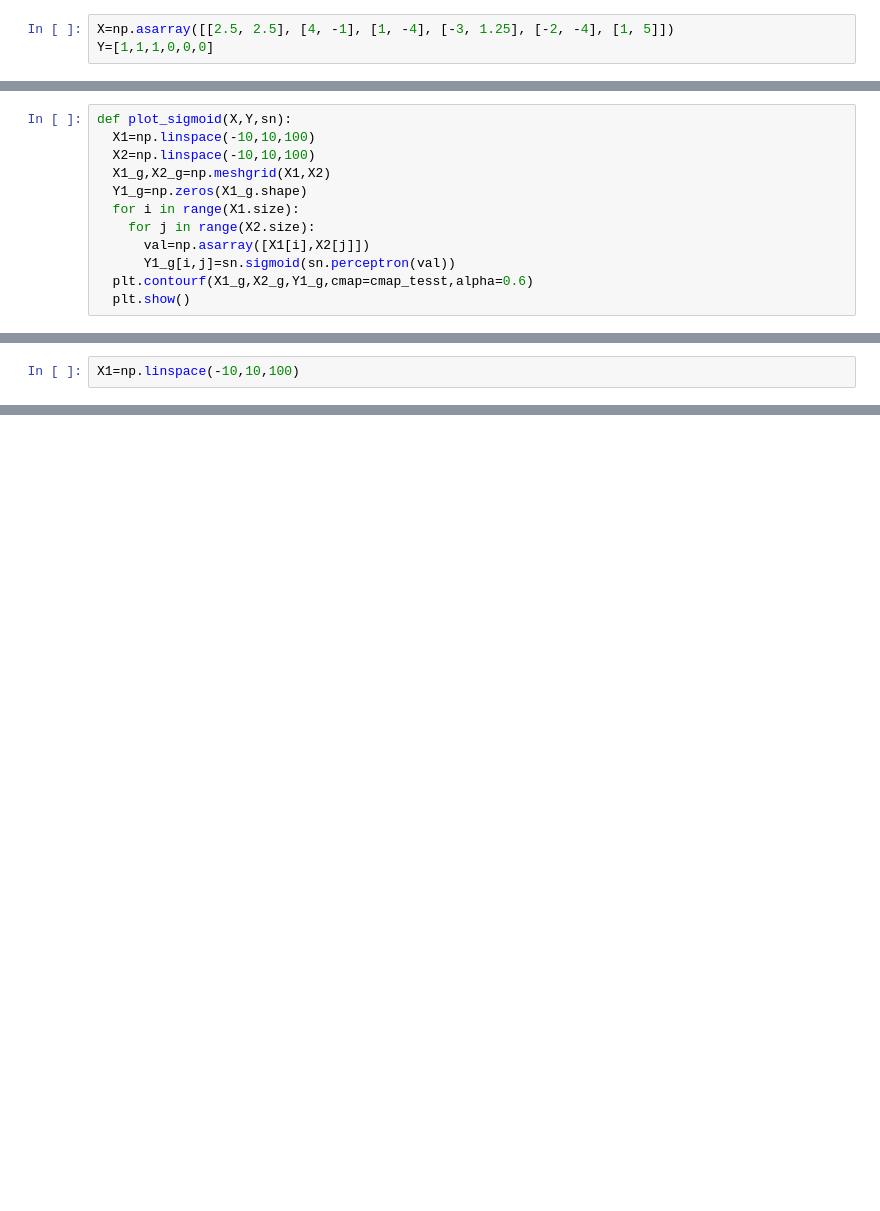
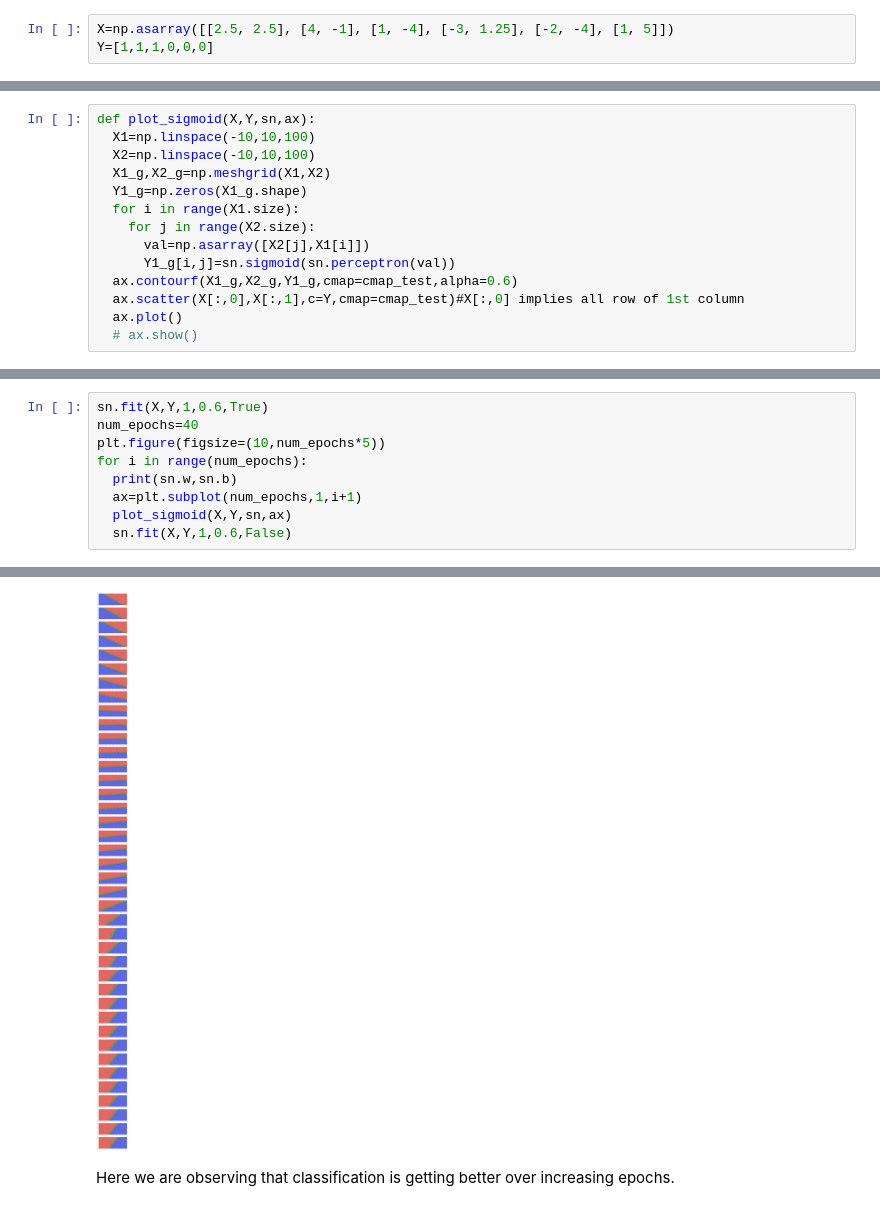
Before and after one commit to aryadeo/NEURAL_NETWORK_BASICS, a Jupyter notebook: Sigmoid_Neuron/Sigmoid_Neuron.ipynb, the cells around one changed output, grey strips where cells are left out. Saved outputs shown, nothing was run; the diff lists cells and outputs as text; blank space fills up the shorter version.

```diff
--- a/Sigmoid_Neuron/Sigmoid_Neuron.ipynb
+++ b/Sigmoid_Neuron/Sigmoid_Neuron.ipynb
@@ -317,12 +370,14 @@ sn.fit(X,Y,1,0.2,True)
 # %%
-def plot_sigmoid(X,Y,sn):
+def plot_sigmoid(X,Y,sn,ax):
   X1=np.linspace(-10,10,100)
   X2=np.linspace(-10,10,100)
   X1_g,X2_g=np.meshgrid(X1,X2)
   Y1_g=np.zeros(X1_g.shape)
   for i in range(X1.size):
     for j in range(X2.size):
-      val=np.asarray([X1[i],X2[j]])
+      val=np.asarray([X2[j],X1[i]])
       Y1_g[i,j]=sn.sigmoid(sn.perceptron(val))
-  plt.contourf(X1_g,X2_g,Y1_g,cmap=cmap_tesst,alpha=0.6)
-  plt.show()
+  ax.contourf(X1_g,X2_g,Y1_g,cmap=cmap_test,alpha=0.6)
+  ax.scatter(X[:,0],X[:,1],c=Y,cmap=cmap_test)#X[:,0] implies all row of 1st column
+  ax.plot()
+  # ax.show()
@@ -333,2 +384,10 @@ X1.size
-# %%
-X1=np.linspace(-10,10,100)
+# %%
+sn.fit(X,Y,1,0.6,True)
+num_epochs=40
+plt.figure(figsize=(10,num_epochs*5))
+for i in range(num_epochs):
+  print(sn.w,sn.b)
+  ax=plt.subplot(num_epochs,1,i+1)
+  plot_sigmoid(X,Y,sn,ax)
+  sn.fit(X,Y,1,0.6,False)
+# %% [output]
@@ -334,0 +411,3 @@ X1=np.linspace(-10,10,100)
+[figure, added]
+# %% [markdown]
+Here we are observing that classification is getting better over increasing epochs.
```
Also changed, not shown: parts of 11 cells of this notebook.
